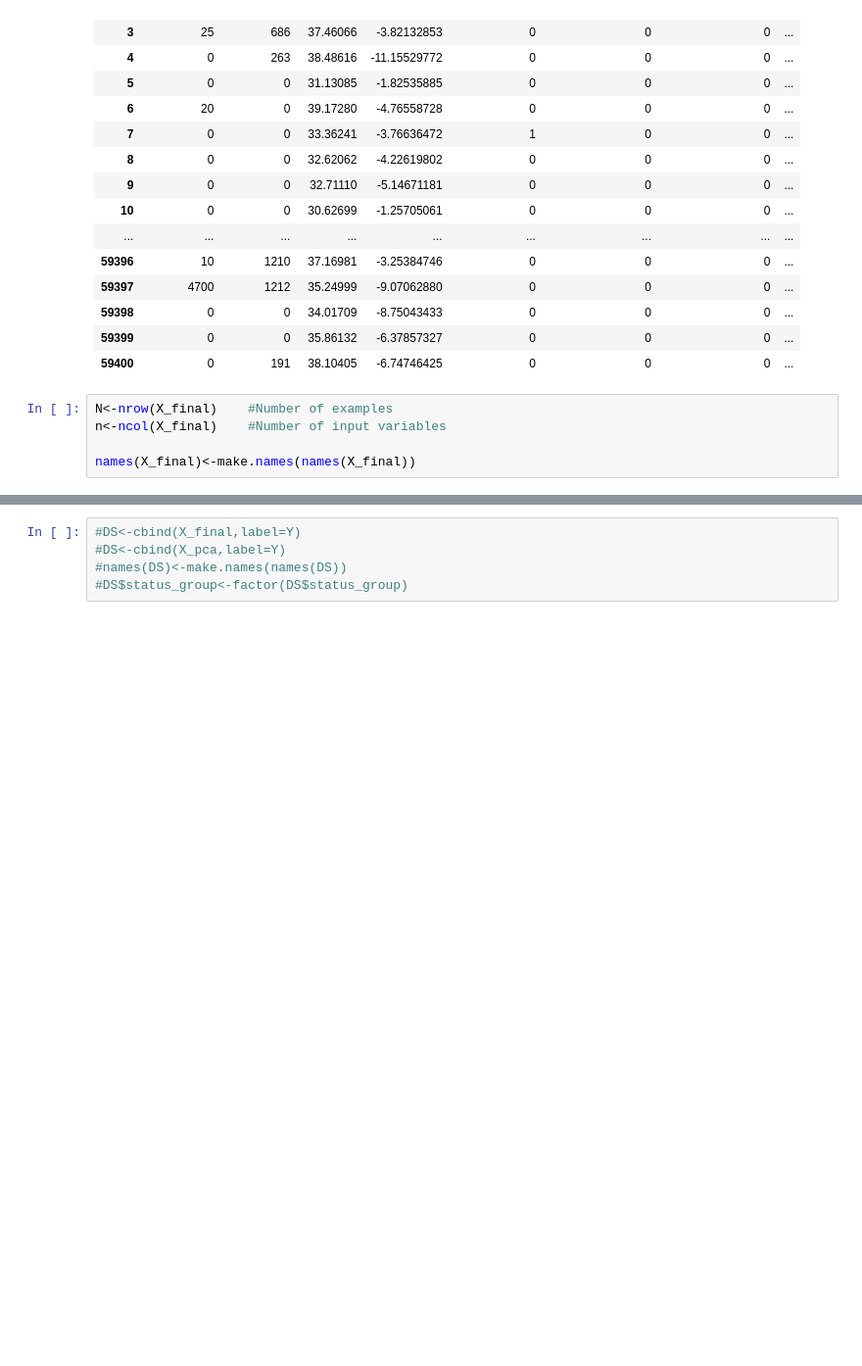
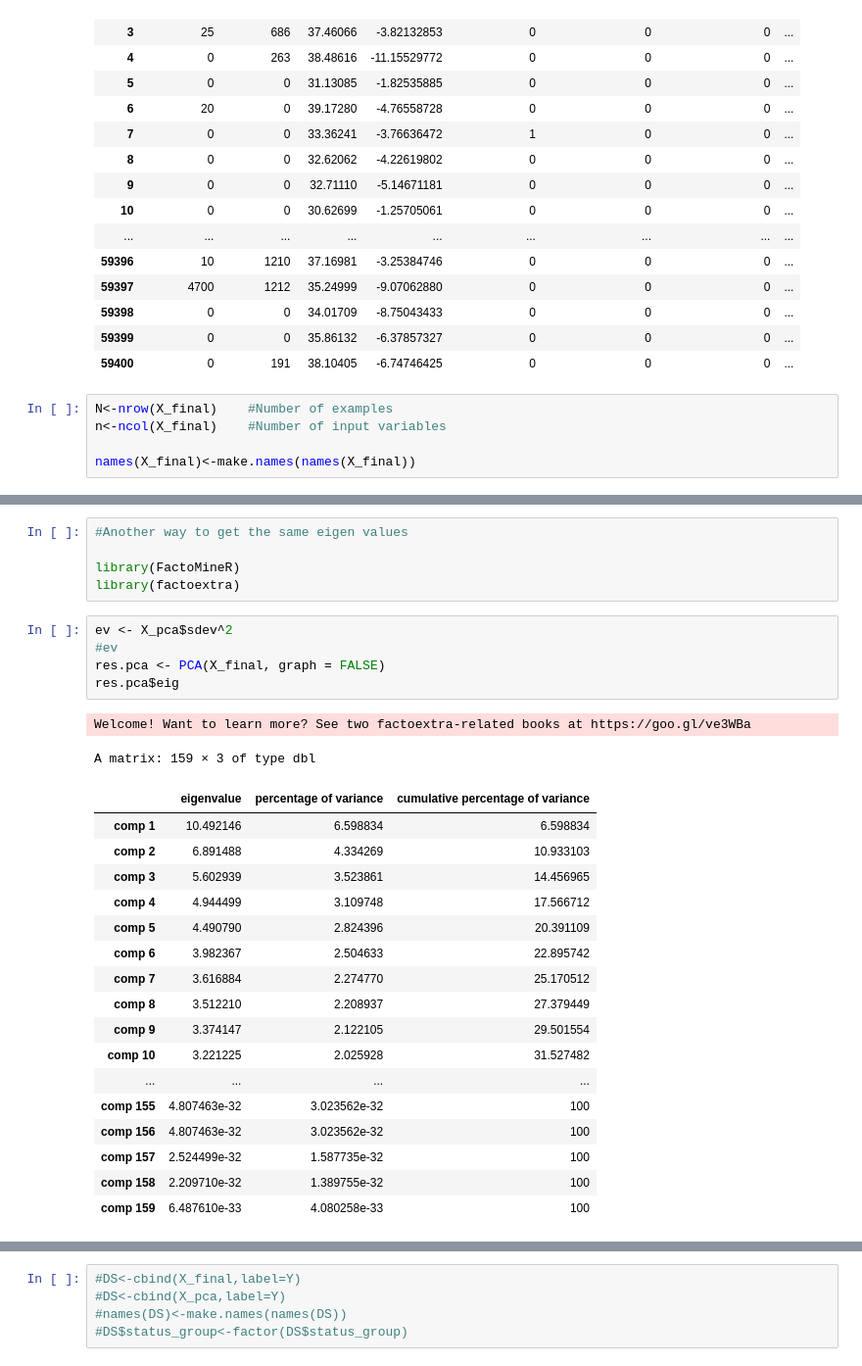
Before and after one commit to Maxlanglet/Projet_ML, a Jupyter notebook: ReportTemplate.ipynb, the cells around one changed output, grey strips where cells are left out. Shown at 98% size. Saved outputs shown, nothing was run; the diff lists cells and outputs as text; blank space fills up the shorter version.

```diff
--- a/ReportTemplate.ipynb
+++ b/ReportTemplate.ipynb
@@ -392 +467,31 @@ names(X_final)<-make.names(names(X_final))
+# %%
+#Another way to get the same eigen values
+
+library(FactoMineR)
+library(factoextra)
+# %%
+ev <- X_pca$sdev^2
+#ev
+res.pca <- PCA(X_final, graph = FALSE)
+res.pca$eig
+# %% [output]
+Welcome! Want to learn more? See two factoextra-related books at https://goo.gl/ve3WBa
+A matrix: 159 × 3 of type dbl
+|  | eigenvalue | percentage of variance | cumulative percentage of variance |
+| comp 1 | 10.492146 | 6.598834 | 6.598834 |
+| comp 2 | 6.891488 | 4.334269 | 10.933103 |
+| comp 3 | 5.602939 | 3.523861 | 14.456965 |
+| comp 4 | 4.944499 | 3.109748 | 17.566712 |
+| comp 5 | 4.490790 | 2.824396 | 20.391109 |
+| comp 6 | 3.982367 | 2.504633 | 22.895742 |
+| comp 7 | 3.616884 | 2.274770 | 25.170512 |
+| comp 8 | 3.512210 | 2.208937 | 27.379449 |
+| comp 9 | 3.374147 | 2.122105 | 29.501554 |
+| comp 10 | 3.221225 | 2.025928 | 31.527482 |
+| ... | ... | ... | ... |
+| comp 155 | 4.807463e-32 | 3.023562e-32 | 100 |
+| comp 156 | 4.807463e-32 | 3.023562e-32 | 100 |
+| comp 157 | 2.524499e-32 | 1.587735e-32 | 100 |
+| comp 158 | 2.209710e-32 | 1.389755e-32 | 100 |
+| comp 159 | 6.487610e-33 | 4.080258e-33 | 100 |
 # %%
```
Also changed, not shown: parts of 9 cells of this notebook.
